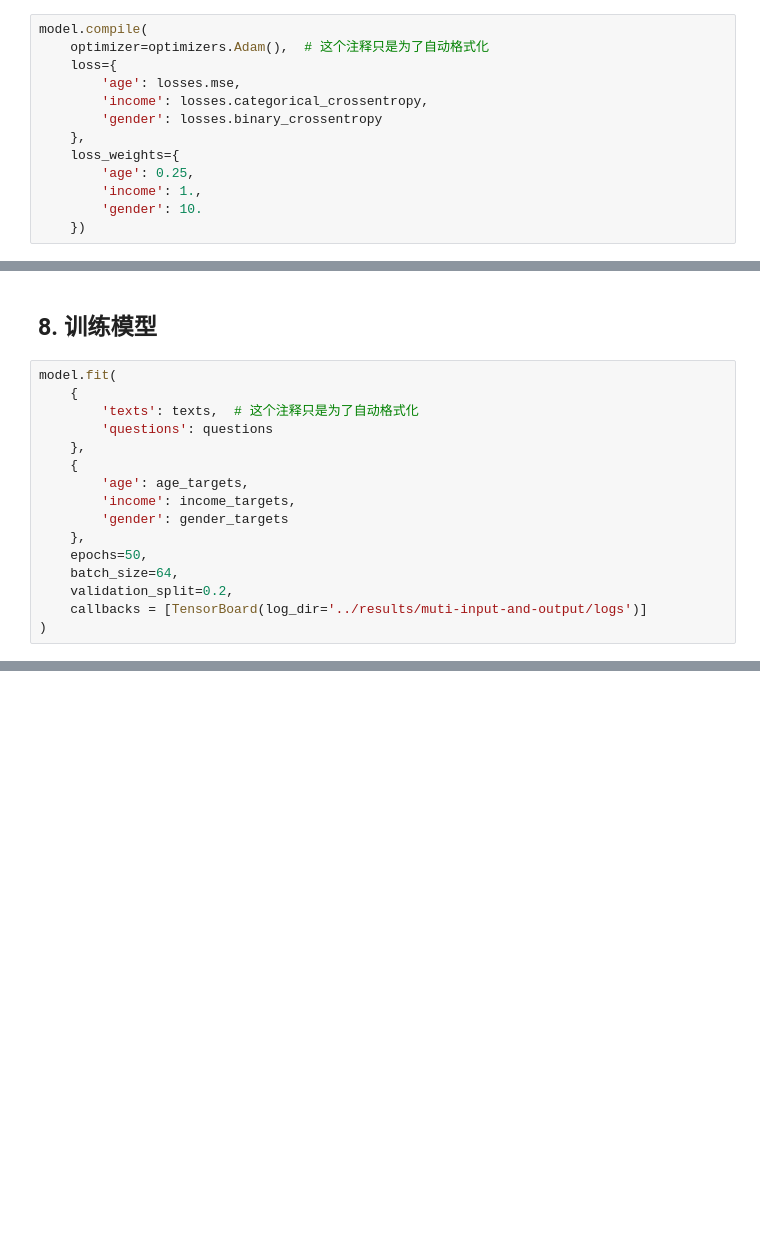
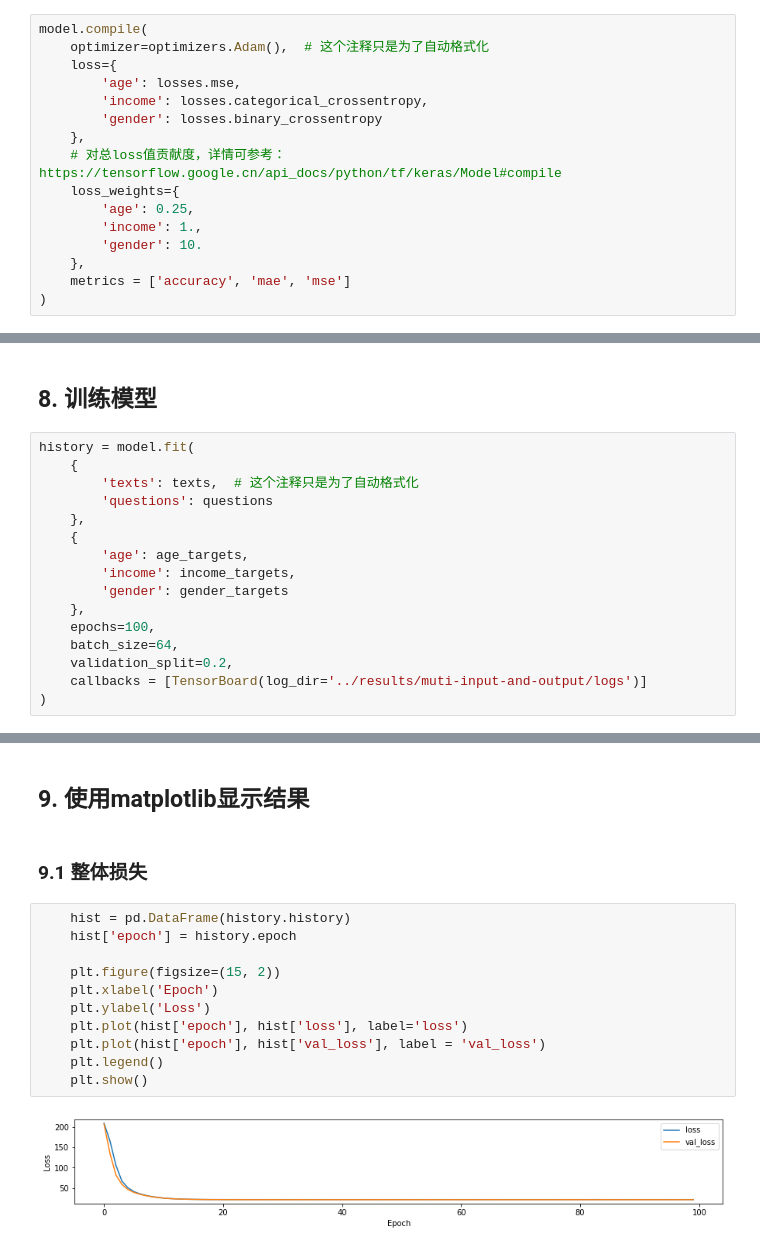
Before and after one commit to wujjpp/ml-based-on-tensorflow, a Jupyter notebook: 11. 纯工程 - 多输入多输出.ipynb, the cells around one changed output, grey strips where cells are left out. Saved outputs shown, nothing was run; the diff lists cells and outputs as text; blank space fills up the shorter version.

```diff
--- a/11. 纯工程 - 多输入多输出.ipynb
+++ b/11. 纯工程 - 多输入多输出.ipynb
@@ -77,8 +107,11 @@ model.compile(
         'income': losses.categorical_crossentropy,
         'gender': losses.binary_crossentropy
     },
+    # 对总loss值贡献度，详情可参考：https://tensorflow.google.cn/api_docs/python/tf/keras/Model#compile
     loss_weights={
         'age': 0.25,
         'income': 1.,
         'gender': 10.
-    })
+    },
+    metrics = ['accuracy', 'mae', 'mse']
+)
@@ -103,7 +140,7 @@ gender_targets = np.random.randint(2, size=num_samples)
 # %% [markdown]
 ## 8. 训练模型
 # %%
-model.fit(
+history = model.fit(
     {
         'texts': texts,  # 这个注释只是为了自动格式化
         'questions': questions
@@ -113,7 +150,7 @@ model.fit(
         'income': income_targets,
         'gender': gender_targets
     },
-    epochs=50,
+    epochs=100,
     batch_size=64,
     validation_split=0.2,
     callbacks = [TensorBoard(log_dir='../results/muti-input-and-output/logs')]
@@ -120,0 +176,17 @@ model.fit(
+# %% [markdown]
+## 9. 使用matplotlib显示结果
+# %% [markdown]
+### 9.1 整体损失
+# %%
+    hist = pd.DataFrame(history.history)
+    hist['epoch'] = history.epoch
+
+    plt.figure(figsize=(15, 2))
+    plt.xlabel('Epoch')
+    plt.ylabel('Loss')
+    plt.plot(hist['epoch'], hist['loss'], label='loss')
+    plt.plot(hist['epoch'], hist['val_loss'], label = 'val_loss')
+    plt.legend()
+    plt.show()
+# %% [output]
+[figure, added]
```
Also changed, not shown: parts of 12 cells of this notebook, 7 other files.
